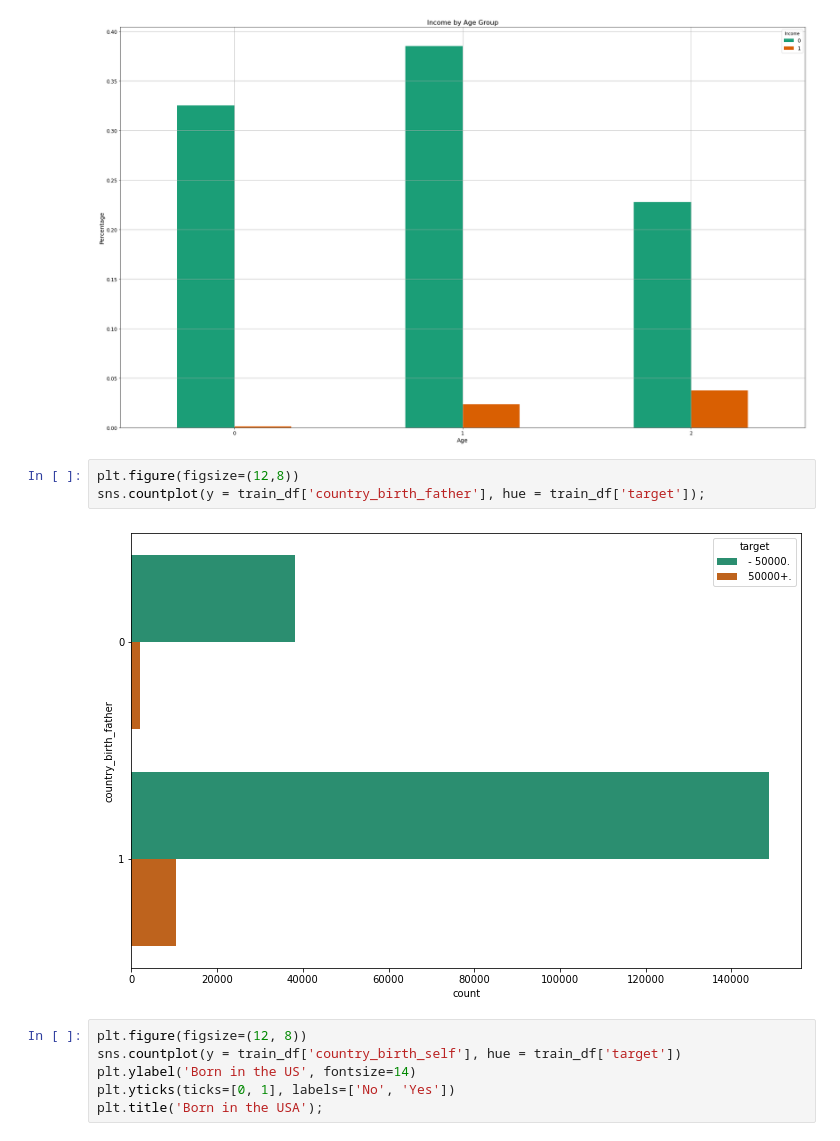
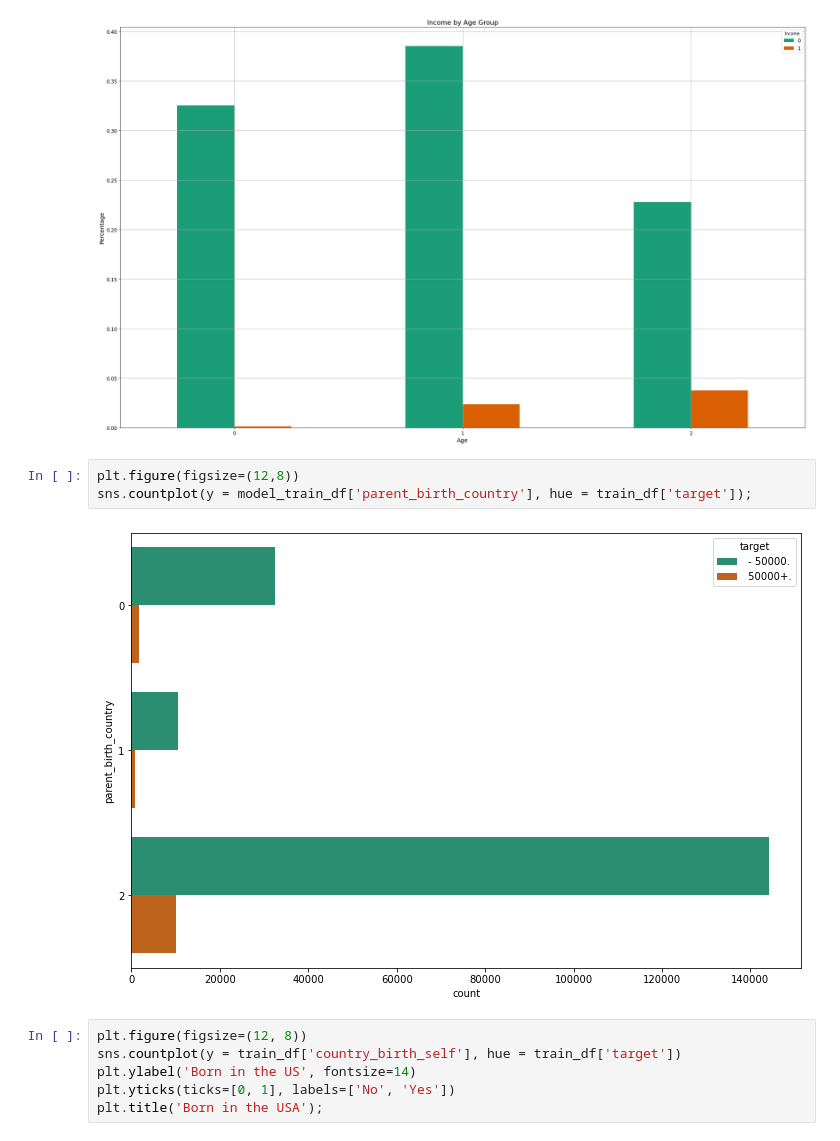
Before and after one commit to tjohn07/us_census_income, a Jupyter notebook: code/1_cleaning_eda.ipynb, the cells around one changed output. Drawn from its saved outputs; the diff is of its cells as text.

```diff
--- a/code/1_cleaning_eda.ipynb
+++ b/code/1_cleaning_eda.ipynb
@@ -723,9 +720,9 @@ plt.grid();
 [figure]
 # %%
 plt.figure(figsize=(12,8))
-sns.countplot(y = train_df['country_birth_father'], hue = train_df['target']);
+sns.countplot(y = model_train_df['parent_birth_country'], hue = train_df['target']);
 # %% [output]
-[figure, old version]
+[figure, new version]
 # %%
 plt.figure(figsize=(12, 8))
 sns.countplot(y = train_df['country_birth_self'], hue = train_df['target'])
```
Also changed, not shown: parts of 1 cell of this notebook.
